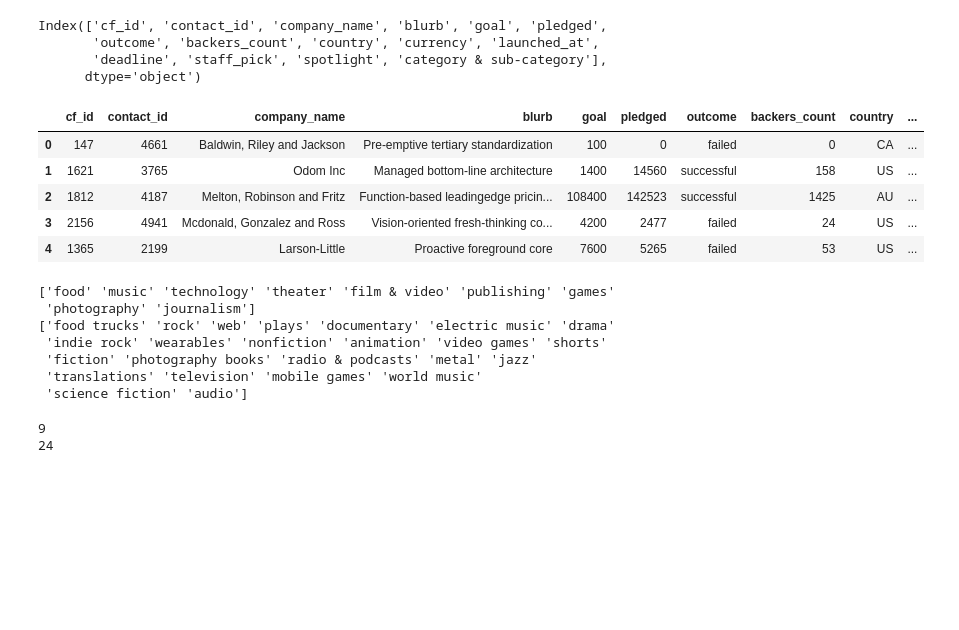
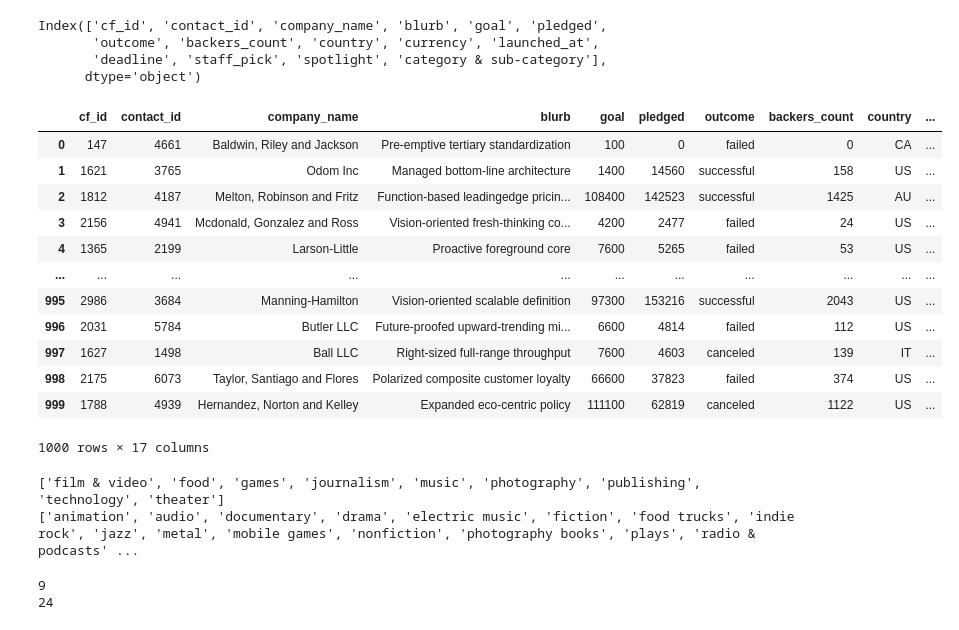
Before and after one commit to micah-trp/Crowdfunding_ETL, a Jupyter notebook: ETL_Mini_Project_MRaquenaPequeno.ipynb, the cells around one changed output. Saved outputs shown, nothing was run; the diff lists cells and outputs as text; code cells hidden in the pictures; blank space fills up the shorter version.

```diff
--- a/ETL_Mini_Project_MRaquenaPequeno.ipynb
+++ b/ETL_Mini_Project_MRaquenaPequeno.ipynb
@@ -60,26 +62,40 @@ Index(['cf_id', 'contact_id', 'company_name', 'blurb', 'goal', 'pledged',
       dtype='object')
 # %%
 # Assign the category and subcategory values to category and subcategory columns.
+crowdfunding_info_df[["category","subcategory"]] = crowdfunding_info_df["category & sub-category"].str.split('/', n=1, expand=True)
+crowdfunding_info_df
+
+# # Drop the "category & sub-category" column.
+# crowdfunding_raw_df = crowdfunding_info_df.drop("category & sub-category", axis=1)
+# crowdfunding_raw_df
 # %% [output]
 |  | cf_id | contact_id | company_name | blurb | goal | pledged | outcome | backers_count | country | ... |
 | 0 | 147 | 4661 | Baldwin, Riley and Jackson | Pre-emptive tertiary standardization | 100 | 0 | failed | 0 | CA | ... |
 | 1 | 1621 | 3765 | Odom Inc | Managed bottom-line architecture | 1400 | 14560 | successful | 158 | US | ... |
 | 2 | 1812 | 4187 | Melton, Robinson and Fritz | Function-based leadingedge pricin... | 108400 | 142523 | successful | 1425 | AU | ... |
 | 3 | 2156 | 4941 | Mcdonald, Gonzalez and Ross | Vision-oriented fresh-thinking co... | 4200 | 2477 | failed | 24 | US | ... |
 | 4 | 1365 | 2199 | Larson-Little | Proactive foreground core | 7600 | 5265 | failed | 53 | US | ... |
+| ... | ... | ... | ... | ... | ... | ... | ... | ... | ... | ... |
+| 995 | 2986 | 3684 | Manning-Hamilton | Vision-oriented scalable definition | 97300 | 153216 | successful | 2043 | US | ... |
+| 996 | 2031 | 5784 | Butler LLC | Future-proofed upward-trending mi... | 6600 | 4814 | failed | 112 | US | ... |
+| 997 | 1627 | 1498 | Ball LLC | Right-sized full-range throughput | 7600 | 4603 | canceled | 139 | IT | ... |
+| 998 | 2175 | 6073 | Taylor, Santiago and Flores | Polarized composite customer loyalty | 66600 | 37823 | failed | 374 | US | ... |
+| 999 | 1788 | 4939 | Hernandez, Norton and Kelley | Expanded eco-centric policy | 111100 | 62819 | canceled | 1122 | US | ... |
+1000 rows × 17 columns
 # %%
 # Get the unique categories and subcategories in separate lists.
+# Sort each list alphabetically
+# categories = []
+categories = crowdfunding_info_df['category'].unique().tolist()
+categories = sorted(categories)
+print(categories)
 
-
-print(categories)
+# subcategories = []
+subcategories = crowdfunding_info_df['subcategory'].unique().tolist()
+subcategories = sorted(subcategories)
 print(subcategories)
 # %% [output]
-['food' 'music' 'technology' 'theater' 'film & video' 'publishing' 'games'
- 'photography' 'journalism']
-['food trucks' 'rock' 'web' 'plays' 'documentary' 'electric music' 'drama'
- 'indie rock' 'wearables' 'nonfiction' 'animation' 'video games' 'shorts'
- 'fiction' 'photography books' 'radio & podcasts' 'metal' 'jazz'
- 'translations' 'television' 'mobile games' 'world music'
- 'science fiction' 'audio']
+['film & video', 'food', 'games', 'journalism', 'music', 'photography', 'publishing', 'technology', 'theater']
+['animation', 'audio', 'documentary', 'drama', 'electric music', 'fiction', 'food trucks', 'indie rock', 'jazz', 'metal', 'mobile games', 'nonfiction', 'photography books', 'plays', 'radio & podcasts' ...
 # %%
 # Get the number of distinct values in the categories and subcategories lists.
```
Also changed, not shown: parts of 18 cells of this notebook, 4 other files.
